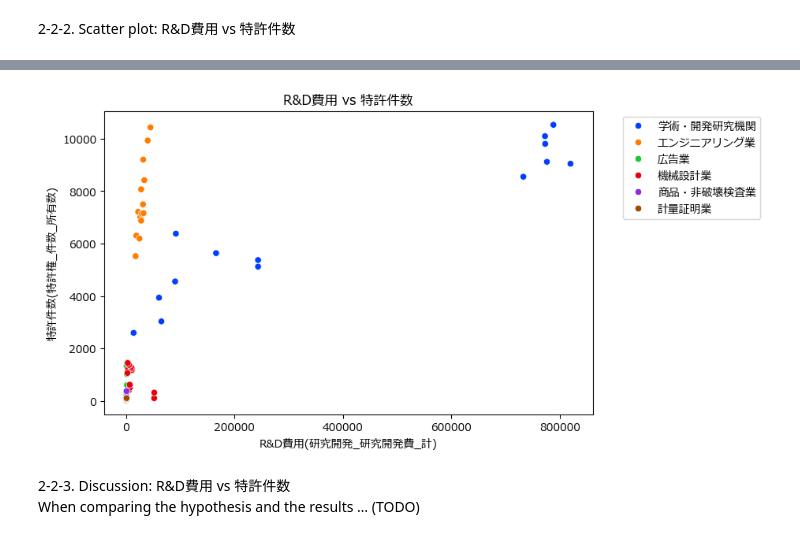
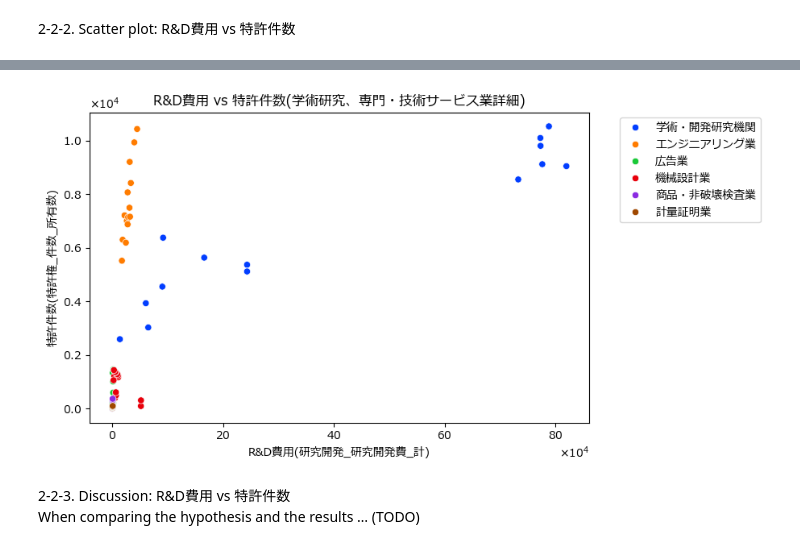
Before and after one commit to Graspp-25-Spring/graspp-25S-innovation, a Jupyter notebook: notebooks/assignment_group/Milestone2/Milestone_2.ipynb, the cells around one changed output, grey strips where cells are left out. Saved outputs shown, nothing was run; the diff lists cells and outputs as text; code cells hidden in the pictures.

```diff
--- a/notebooks/assignment_group/Milestone2/Milestone_2.ipynb
+++ b/notebooks/assignment_group/Milestone2/Milestone_2.ipynb
@@ -317,19 +317,23 @@ plt.show()
 # %%
 # Scatter plot: R&D費用 vs 特許件数(学術研究、専門・技術サービス業詳細)
 
 #Filter to academic research, professional and technical services
 academic_related_industry_cd_list = ["710","726","728","730","743","744","745","746"]
 target_index = merged_patent_r_and_d_df["industry_id"].isin(academic_related_industry_cd_list)
 
 plt.figure(figsize=(8, 5))
-sns.scatterplot(data=merged_patent_r_and_d_df[target_index], x="r_and_d_total", y="patent_count", hue="industry_name", palette="bright")
+ax = sns.scatterplot(data=merged_patent_r_and_d_df[target_index], x="r_and_d_total", y="patent_count", hue="industry_name", palette="bright", style="industry_name")
+formatter = ScalarFormatter(useMathText=True)
+formatter.set_powerlimits((4, 4))
+ax.xaxis.set_major_formatter(formatter)
+ax.yaxis.set_major_formatter(formatter)
 plt.xlabel("R&D費用(研究開発_研究開発費_計)")
 plt.ylabel("特許件数(特許権_件数_所有数)")
-plt.title("R&D費用 vs 特許件数")
+plt.title("R&D費用 vs 特許件数(学術研究、専門・技術サービス業詳細)")
 plt.legend(bbox_to_anchor=(1.05, 1), loc='upper left')
 plt.show()
 # %% [output]
-[figure, old version]
+[figure, new version]
 # %% [markdown]
 2-2-3. Discussion: R&D費用 vs 特許件数<br>
 When comparing the hypothesis and the results … (TODO)
```
Also changed, not shown: parts of 6 cells of this notebook.
